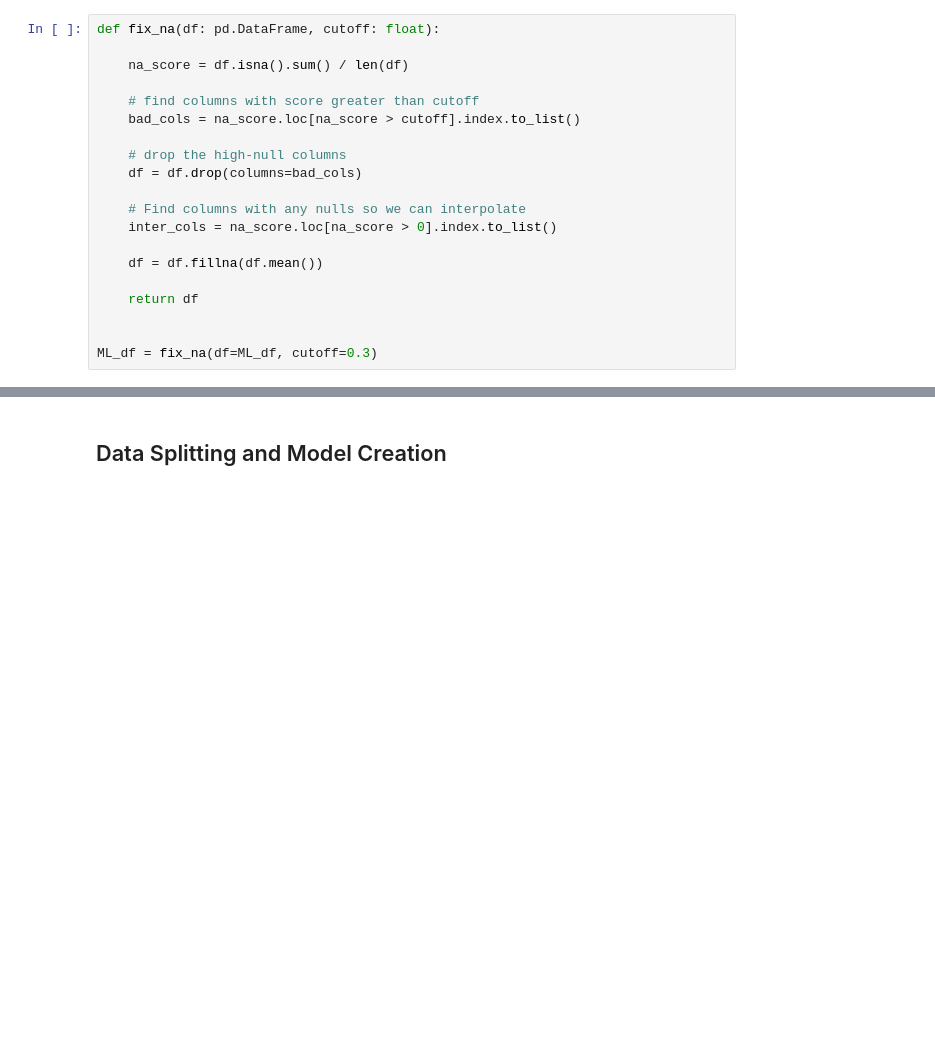
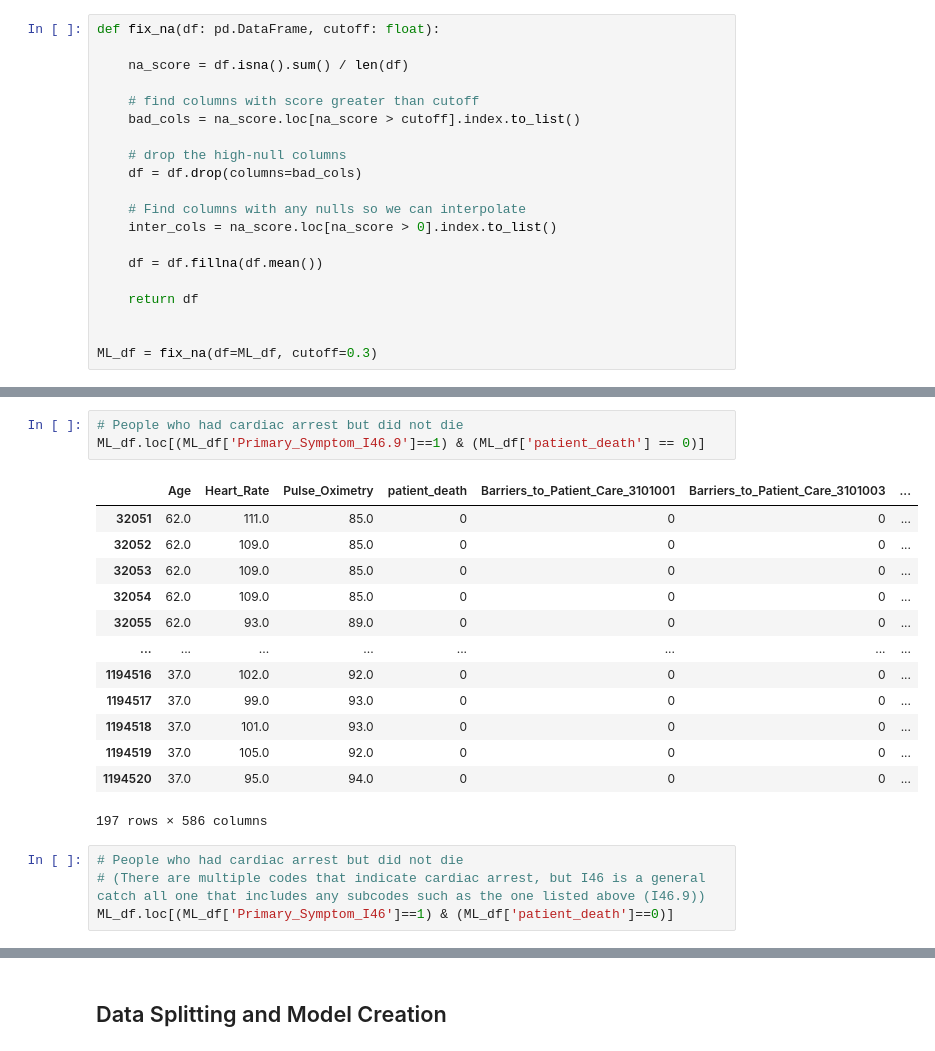
Before and after one commit to josephbajor/CMU_DABP_Project, a Jupyter notebook: ml_eng.ipynb, the cells around one changed output, grey strips where cells are left out. Saved outputs shown, nothing was run; the diff lists cells and outputs as text; blank space fills up the shorter version.

```diff
--- a/ml_eng.ipynb
+++ b/ml_eng.ipynb
@@ -452,0 +477,21 @@ ML_df = fix_na(df=ML_df, cutoff=0.3)
+# %%
+# People who had cardiac arrest but did not die
+ML_df.loc[(ML_df['Primary_Symptom_I46.9']==1) & (ML_df['patient_death'] == 0)]
+# %% [output]
+|  | Age | Heart_Rate | Pulse_Oximetry | patient_death | Barriers_to_Patient_Care_3101001 | Barriers_to_Patient_Care_3101003 | ... |
+| 32051 | 62.0 | 111.0 | 85.0 | 0 | 0 | 0 | ... |
+| 32052 | 62.0 | 109.0 | 85.0 | 0 | 0 | 0 | ... |
+| 32053 | 62.0 | 109.0 | 85.0 | 0 | 0 | 0 | ... |
+| 32054 | 62.0 | 109.0 | 85.0 | 0 | 0 | 0 | ... |
+| 32055 | 62.0 | 93.0 | 89.0 | 0 | 0 | 0 | ... |
+| ... | ... | ... | ... | ... | ... | ... | ... |
+| 1194516 | 37.0 | 102.0 | 92.0 | 0 | 0 | 0 | ... |
+| 1194517 | 37.0 | 99.0 | 93.0 | 0 | 0 | 0 | ... |
+| 1194518 | 37.0 | 101.0 | 93.0 | 0 | 0 | 0 | ... |
+| 1194519 | 37.0 | 105.0 | 92.0 | 0 | 0 | 0 | ... |
+| 1194520 | 37.0 | 95.0 | 94.0 | 0 | 0 | 0 | ... |
+197 rows × 586 columns
+# %%
+# People who had cardiac arrest but did not die
+# (There are multiple codes that indicate cardiac arrest, but I46 is a general catch all one that includes any subcodes such as the one listed above (I46.9))
+ML_df.loc[(ML_df['Primary_Symptom_I46']==1) & (ML_df['patient_death']==0)]
```
Also changed, not shown: parts of 39 cells of this notebook, 4 other files.
